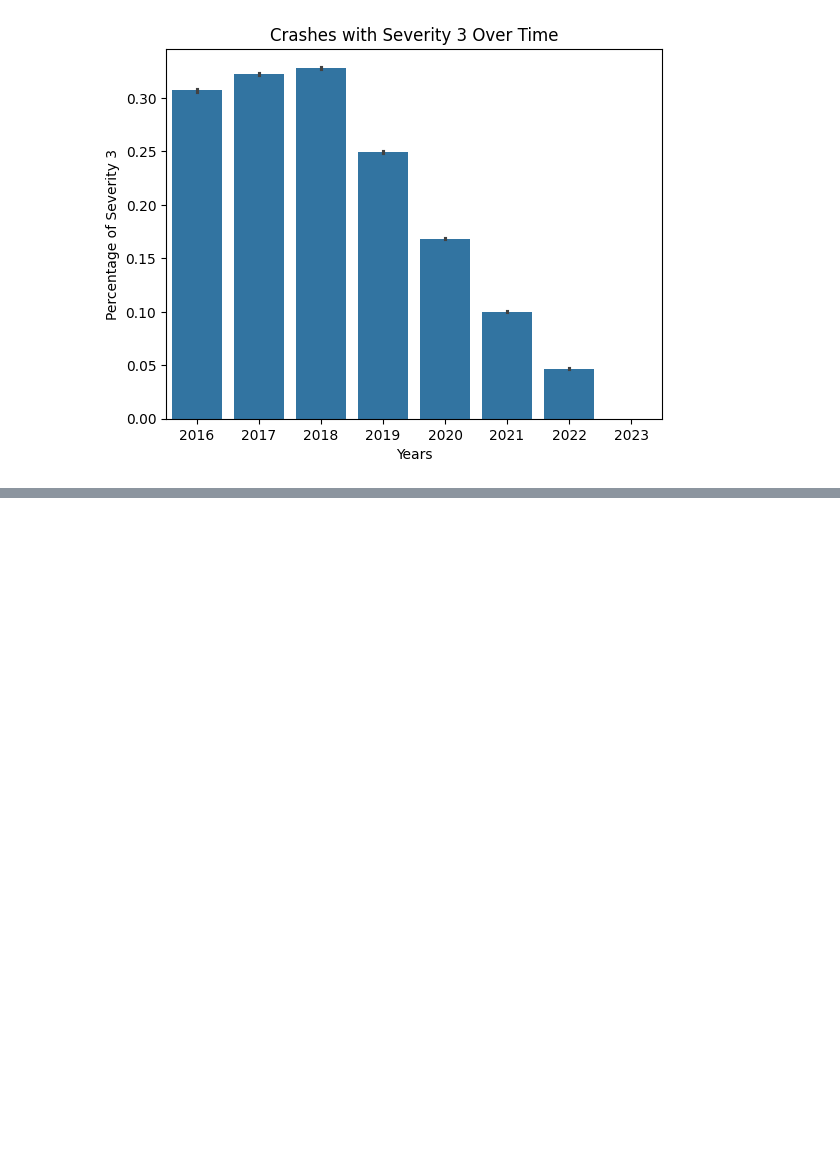
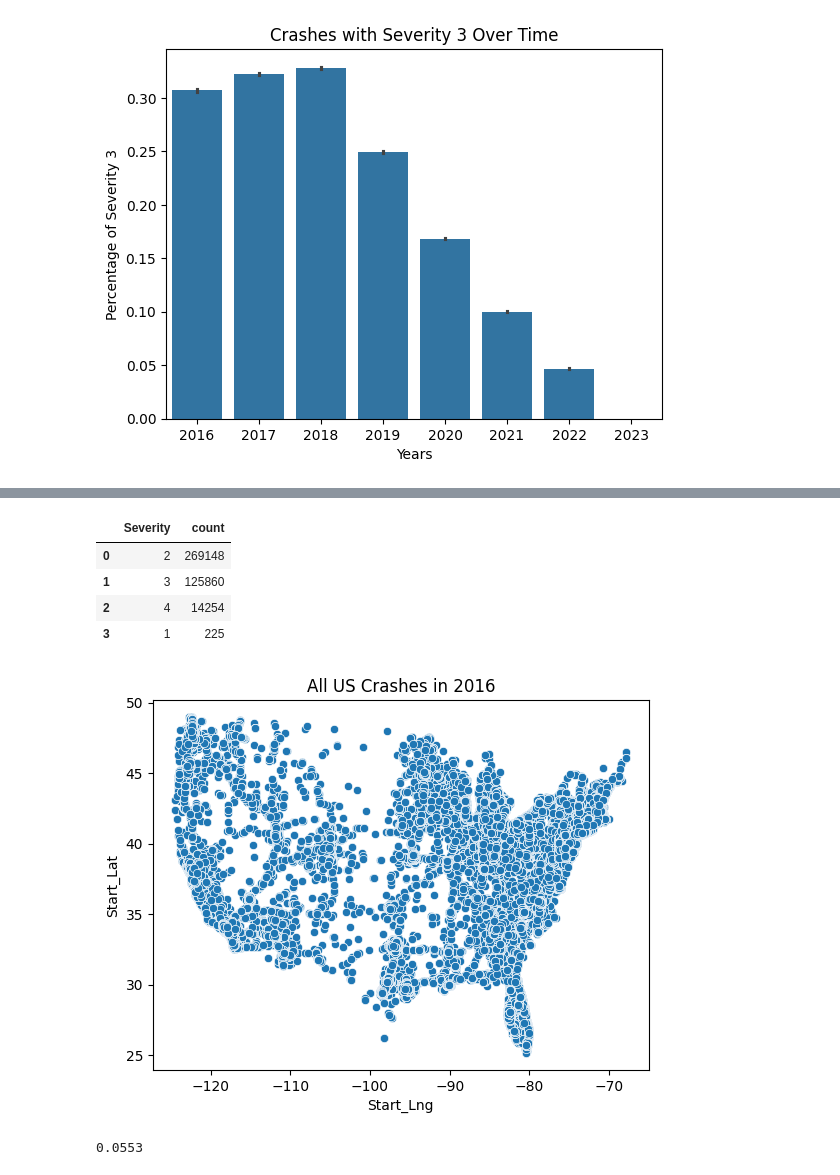
Before and after one commit to Kestrel86/US_AccidentModel, a Jupyter notebook: US_Accidents_EDA.ipynb, the cells around one changed output, grey strips where cells are left out. Cells and saved outputs as stored; diff of their text form; code cells hidden in the pictures; blank space fills up the shorter version.

Commit message:
Heat map and additional graphs of the US for specific years

```diff
--- a/US_Accidents_EDA.ipynb
+++ b/US_Accidents_EDA.ipynb
@@ -453,0 +462,26 @@ plt.show()
+# %%
+df2016_group = df[df['Start_Time'].dt.year == 2016]
+
+sns.scatterplot(x = df2016_group.Start_Lng , y = df2016_group.Start_Lat )
+plt.title("All US Crashes in 2016")
+plt.show
+
+severityCount2016 = df2016_group['Severity'].value_counts()
+
+tableSeverity2016 = severityCount2016.reset_index()
+tableSeverity2016
+# %% [output]
+|  | Severity | count |
+| 0 | 2 | 269148 |
+| 1 | 3 | 125860 |
+| 2 | 4 | 14254 |
+| 3 | 1 | 225 |
+[figure, added]
+# %%
+totalcrashes = df.shape[0]
+total2016_crashes = df2016_group.shape[0]
+
+percentage2016 = total2016_crashes / totalcrashes
+print(round(percentage2016, 4))
+# %% [output]
+0.0553
```
Also changed, not shown: parts of 25 cells of this notebook, 1 other file.
